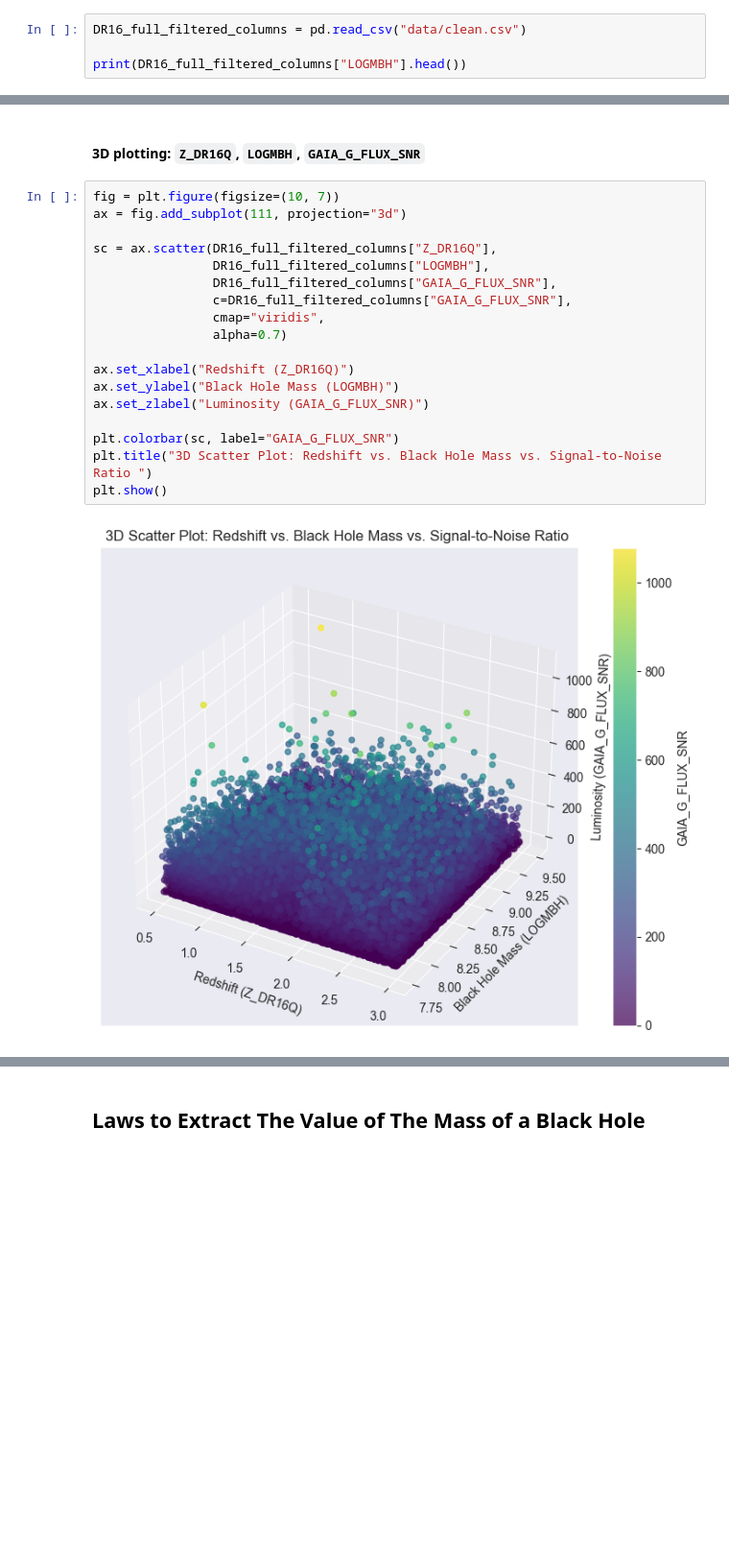
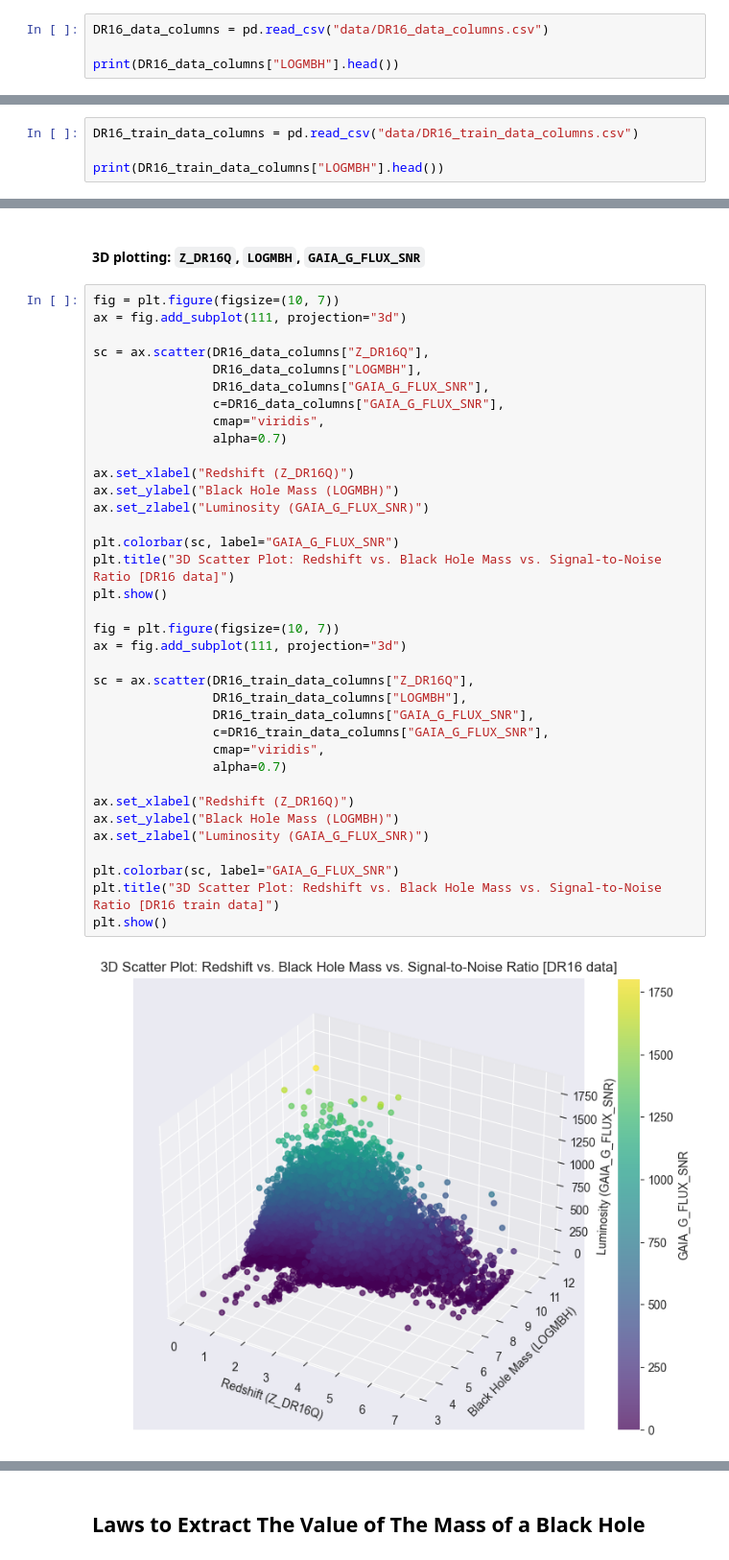
Before and after one commit to Basil0X7/black-hole-mass-predictor, a Jupyter notebook: main.ipynb, the cells around one changed output, grey strips where cells are left out. Shown at 96% size. Saved outputs shown, nothing was run; the diff lists cells and outputs as text; blank space fills up the shorter version.

```diff
--- a/main.ipynb
+++ b/main.ipynb
@@ -493,7 +615,7 @@ df.to_csv("data/clean.csv", index=False)
 # %%
-DR16_full_filtered_columns = pd.read_csv("data/clean.csv")
+DR16_data_columns = pd.read_csv("data/DR16_data_columns.csv")
 
-print(DR16_full_filtered_columns["LOGMBH"].head())
+print(DR16_data_columns["LOGMBH"].head())
 # %% [output]
 0    8.065870
 1    9.108047
@@ -501,6 +623,10 @@ print(DR16_full_filtered_columns["LOGMBH"].head())
 3    7.933868
 4    7.879703
 Name: LOGMBH, dtype: float64
+# %%
+DR16_train_data_columns = pd.read_csv("data/DR16_train_data_columns.csv")
+
+print(DR16_train_data_columns["LOGMBH"].head())
 # %% [markdown]
 ### Rows
 # %%
@@ -600,20 +784,38 @@ plt.show()
 # %%
 fig = plt.figure(figsize=(10, 7))
 ax = fig.add_subplot(111, projection="3d")
 
-sc = ax.scatter(DR16_full_filtered_columns["Z_DR16Q"],
-                DR16_full_filtered_columns["LOGMBH"],
-                DR16_full_filtered_columns["GAIA_G_FLUX_SNR"],
-                c=DR16_full_filtered_columns["GAIA_G_FLUX_SNR"],
+sc = ax.scatter(DR16_data_columns["Z_DR16Q"],
+                DR16_data_columns["LOGMBH"],
+                DR16_data_columns["GAIA_G_FLUX_SNR"],
+                c=DR16_data_columns["GAIA_G_FLUX_SNR"],
                 cmap="viridis",
                 alpha=0.7)
 
 ax.set_xlabel("Redshift (Z_DR16Q)")
 ax.set_ylabel("Black Hole Mass (LOGMBH)")
 ax.set_zlabel("Luminosity (GAIA_G_FLUX_SNR)")
 
 plt.colorbar(sc, label="GAIA_G_FLUX_SNR")
-plt.title("3D Scatter Plot: Redshift vs. Black Hole Mass vs. Signal-to-Noise Ratio ")
+plt.title("3D Scatter Plot: Redshift vs. Black Hole Mass vs. Signal-to-Noise Ratio [DR16 data]")
 plt.show()
+
+fig = plt.figure(figsize=(10, 7))
+ax = fig.add_subplot(111, projection="3d")
+
+sc = ax.scatter(DR16_train_data_columns["Z_DR16Q"],
+                DR16_train_data_columns["LOGMBH"],
+                DR16_train_data_columns["GAIA_G_FLUX_SNR"],
+                c=DR16_train_data_columns["GAIA_G_FLUX_SNR"],
+                cmap="viridis",
+                alpha=0.7)
+
+ax.set_xlabel("Redshift (Z_DR16Q)")
+ax.set_ylabel("Black Hole Mass (LOGMBH)")
+ax.set_zlabel("Luminosity (GAIA_G_FLUX_SNR)")
+
+plt.colorbar(sc, label="GAIA_G_FLUX_SNR")
+plt.title("3D Scatter Plot: Redshift vs. Black Hole Mass vs. Signal-to-Noise Ratio [DR16 train data]")
+plt.show()
 # %% [output]
-[figure, old version]
+[figure, new version]
```
Also changed, not shown: parts of 53 cells of this notebook, 8 other files.
